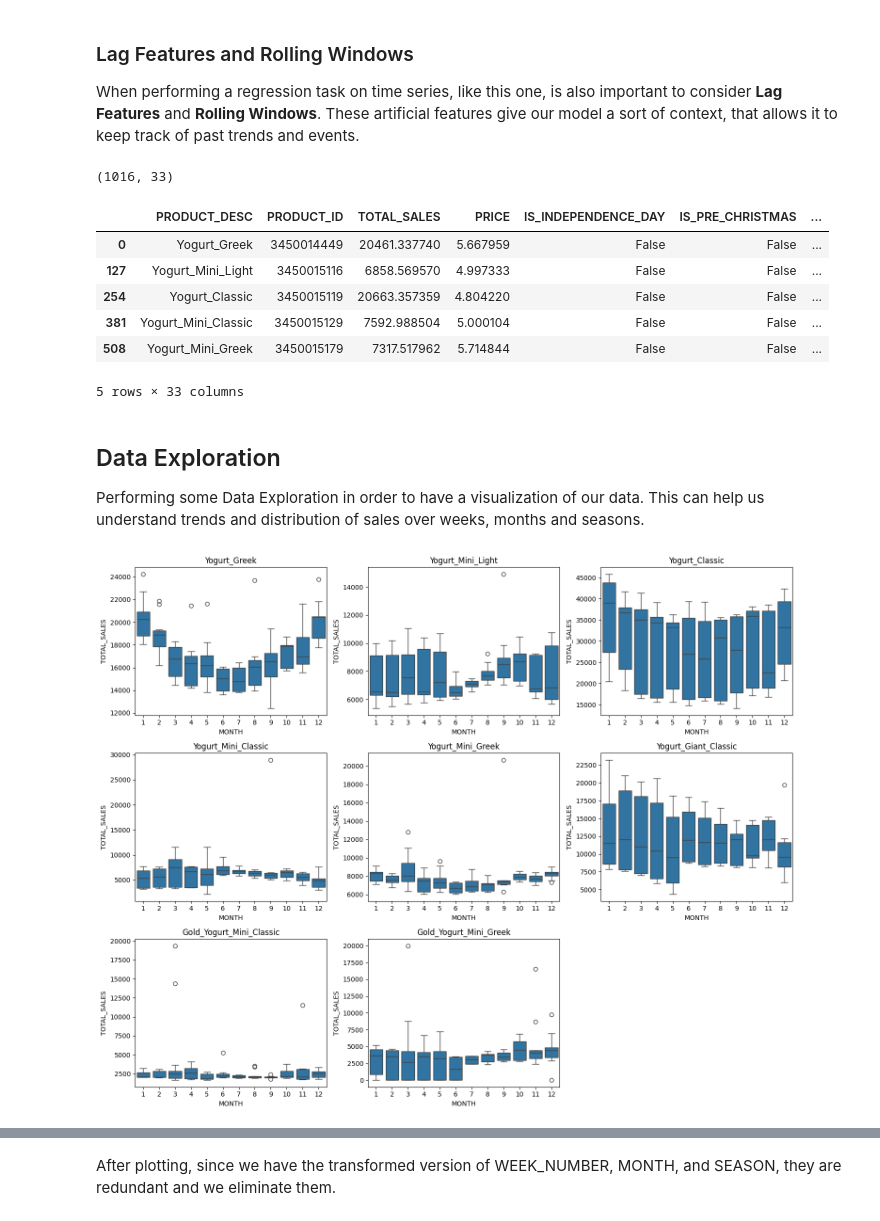
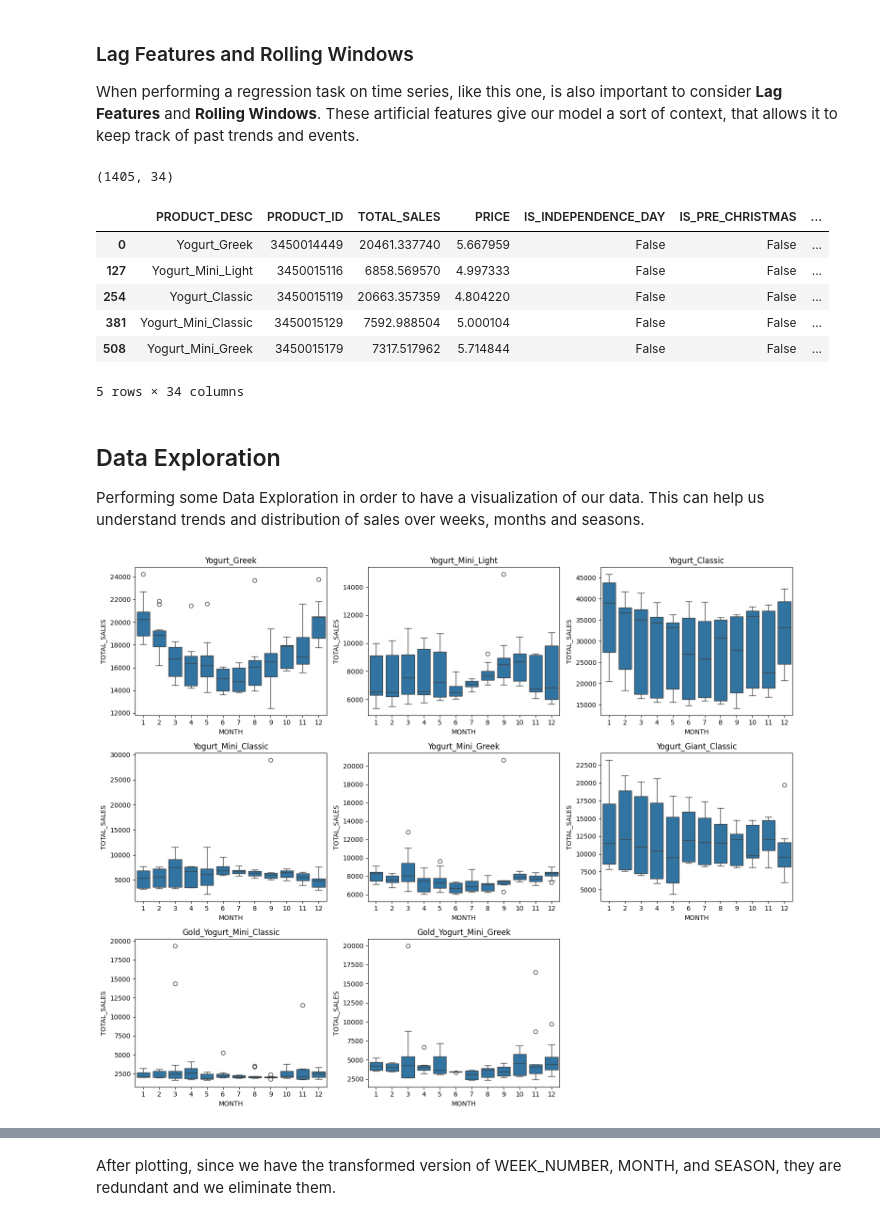
Before and after one commit to fedefraschio/xtel-hackathon, a Jupyter notebook: notebooks/00_exploration.ipynb, the cells around one changed output, grey strips where cells are left out. Drawn from its saved outputs; the diff is of its cells as text; code cells hidden in the pictures.

Commit message:
generated baseline_predictions and plots

```diff
--- a/notebooks/00_exploration.ipynb
+++ b/notebooks/00_exploration.ipynb
@@ -27,7 +27,12 @@ test_data_path = os.path.join(parent_dir ,'data','raw','weekly-test-1.csv')
 test_df = pd.read_csv(test_data_path)
 
 # concatenating the training and test datasets for data engineering purposes
-df = train_df.copy()
+train_df['split'] = 'train'
+test_df['split'] = 'test'
+test_df['TOTAL_SALES'] = np.nan
+
+# concatenate for consistent feature engineering on both datasets
+df = pd.concat([train_df, test_df], axis=0).reset_index(drop=True)
 # %%
 # sorting by date and product ID to ensure correct order for time series analysis
 df.sort_values(["DATE", "PRODUCT_ID"], inplace=True)
@@ -249,7 +268,7 @@ df['ROLL_STD_52'] = df.groupby('PRODUCT_ID', observed=False)['TOTAL_SALES'].tran
 
 df.shape
 # %% [output]
-(1016, 33)
+(1405, 34)
 # %%
 df.head()
 # %% [output]
@@ -259,40 +278,45 @@ df.head()
 | 254 | Yogurt_Classic | 3450015119 | 20663.357359 | 4.804220 | False | False | ... |
 | 381 | Yogurt_Mini_Classic | 3450015129 | 7592.988504 | 5.000104 | False | False | ... |
 | 508 | Yogurt_Mini_Greek | 3450015179 | 7317.517962 | 5.714844 | False | False | ... |
-5 rows × 33 columns
+5 rows × 34 columns
 # %% [markdown]
 ## Data Exploration
 Performing some Data Exploration in order to have a visualization of our data. This can help us understand trends and distribution of sales over weeks, months and seasons.
+# %%
+df_train = df[df['split'] == 'train'].copy()
+df_test = df[df['split'] == 'test'].copy()
+df_train.drop(columns=['split'], inplace=True)
+df_test.drop(columns=['split'], inplace=True)
 # %%
 # boxplot of TOTAL_SALES by MONTH for each PRODUCT_DESC
-products = df['PRODUCT_DESC'].unique()
+products = df_train['PRODUCT_DESC'].unique()
 n_products = len(products)
 
 n_cols = 3
 n_rows = math.ceil(n_products / n_cols)
 
 fig, axes = plt.subplots(n_rows, n_cols, figsize=(5*n_cols, 4*n_rows))
 axes = axes.flatten()
 
 for ax, product in zip(axes, products):
     sns.boxplot(
         x='MONTH',
         y='TOTAL_SALES',
-        data=df[df['PRODUCT_DESC'] == product],
+        data=df_train[df_train['PRODUCT_DESC'] == product],
         ax=ax
     )
     ax.set_title(f'{product}')
     ax.set_xlabel('MONTH')
     ax.set_ylabel('TOTAL_SALES')
 
 # to delete empty subplots if the number of products is not a multiple of n_cols
 for i in range(len(products), len(axes)):
     fig.delaxes(axes[i])
 
 plt.tight_layout()
 plt.show()
 # %% [output]
-[figure, old version]
+[figure, new version]
 # %%
 # boxplot of TOTAL_SALES by YEAR for each PRODUCT_DESC
 fig, axes = plt.subplots(n_rows, n_cols, figsize=(5*n_cols, 4*n_rows))
```
Also changed, not shown: parts of 27 cells of this notebook, 1 other file.
